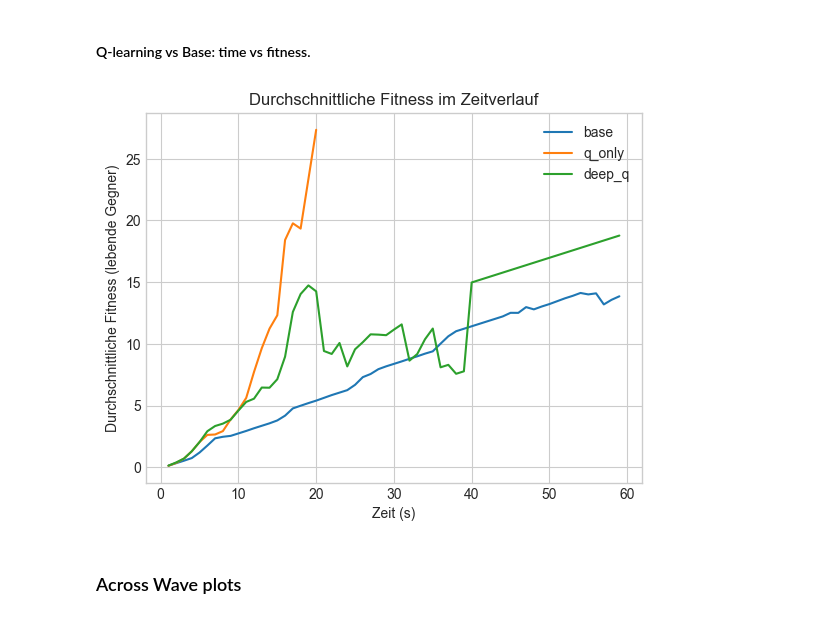
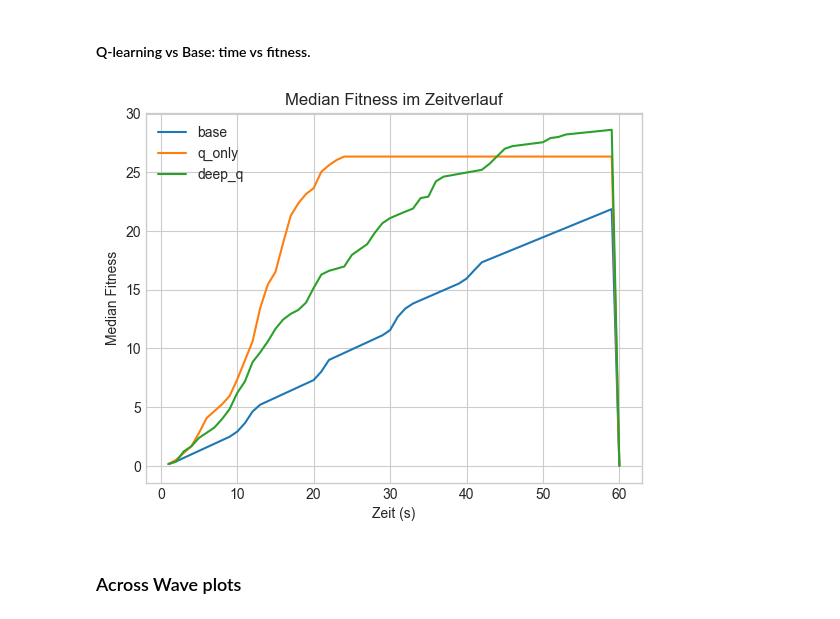
Before and after one commit to Jokolto/Matura, a Jupyter notebook: python_ai_scripts/plots.ipynb, the cells around one changed output. Cells and saved outputs as stored; diff of their text form; code cells hidden in the pictures.

```diff
--- a/python_ai_scripts/plots.ipynb
+++ b/python_ai_scripts/plots.ipynb
@@ -62,26 +74,26 @@ df_all
 # %%
 
 subset = df_all[
     (df_all["config"].isin(["q_only", "base", "deep_q"])) &
     (df_all["log_type"] == "wave_snapshot")
     # & (df_all['repetition'] == 1)
 ]
 
 # group by both config and time
-grouped = subset.groupby(["config", "time"])["mean_fitness_alive"].mean().reset_index()
+grouped = subset.groupby(["config", "time"])["mean_fitness"].mean().reset_index()
 
 # plot both
 for cfg in ["base", "q_only", "deep_q"]:
     df_cfg = grouped[grouped["config"] == cfg]
-    plt.plot(df_cfg["time"], df_cfg["mean_fitness_alive"], label=cfg)
+    plt.plot(df_cfg["time"], df_cfg["mean_fitness"], label=cfg)
 
-plt.title("Durchschnittliche Fitness im Zeitverlauf")
+plt.title("Median Fitness im Zeitverlauf")
 plt.xlabel("Zeit (s)")
-plt.ylabel("Durchschnittliche Fitness (lebende Gegner)")
+plt.ylabel("Median Fitness")
 plt.legend()
 plt.show()
 # %% [output]
-[figure, old version]
+[figure, new version]
 # %% [markdown]
 ### Across Wave plots
 # %% [markdown]
```
Also changed, not shown: parts of 6 cells of this notebook, 3 other files.
